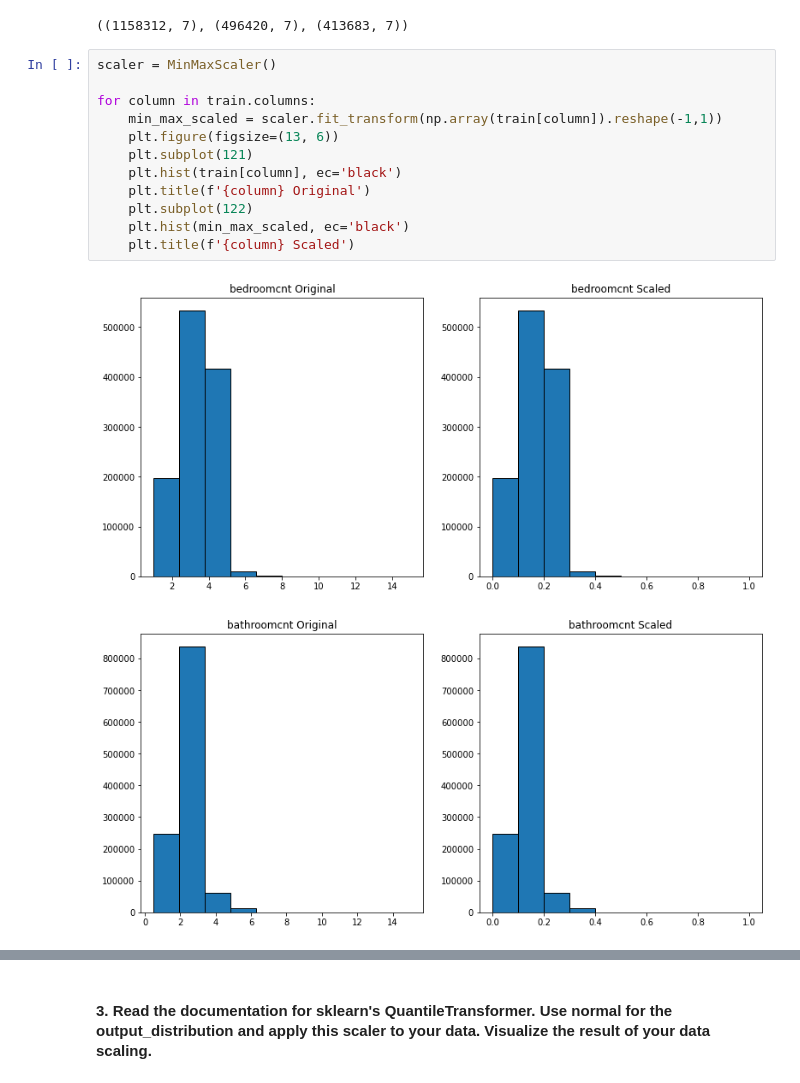
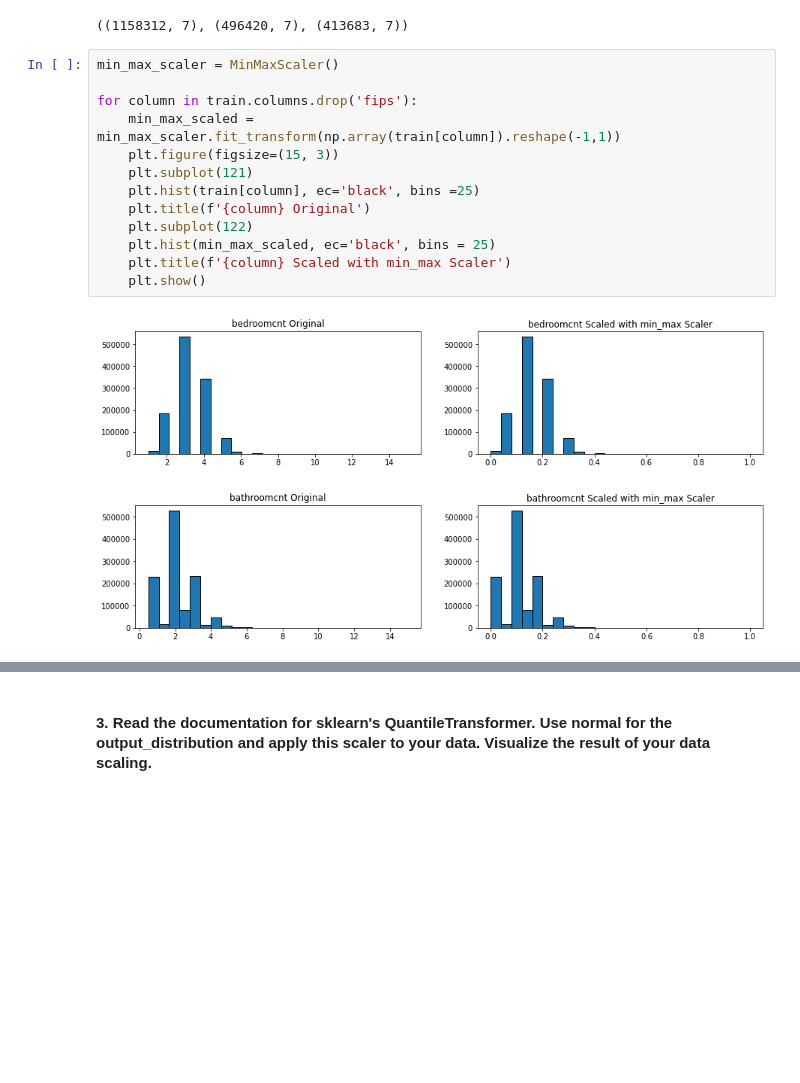
Before and after one commit to AndrewRachuig/regression-exercises, a Jupyter notebook: scaling.ipynb, the cells around one changed output, grey strips where cells are left out. Drawn from its saved outputs; the diff is of its cells as text; blank space fills up the shorter version.

```diff
--- a/scaling.ipynb
+++ b/scaling.ipynb
@@ -68,17 +69,18 @@ train.shape, validate.shape, test.shape
 # %% [output]
 ((1158312, 7), (496420, 7), (413683, 7))
 # %%
-scaler = MinMaxScaler()
+min_max_scaler = MinMaxScaler()
 
-for column in train.columns:
-    min_max_scaled = scaler.fit_transform(np.array(train[column]).reshape(-1,1))
-    plt.figure(figsize=(13, 6))
+for column in train.columns.drop('fips'):
+    min_max_scaled = min_max_scaler.fit_transform(np.array(train[column]).reshape(-1,1))
+    plt.figure(figsize=(15, 3))
     plt.subplot(121)
-    plt.hist(train[column], ec='black')
+    plt.hist(train[column], ec='black', bins =25)
     plt.title(f'{column} Original')
     plt.subplot(122)
-    plt.hist(min_max_scaled, ec='black')
-    plt.title(f'{column} Scaled')
+    plt.hist(min_max_scaled, ec='black', bins = 25)
+    plt.title(f'{column} Scaled with min_max Scaler')
+    plt.show()
 # %% [output]
-[figure, old version]
+[figure, new version]
-[figure, old version]
+[figure, new version]
```
Also changed, not shown: parts of 24 cells of this notebook.
